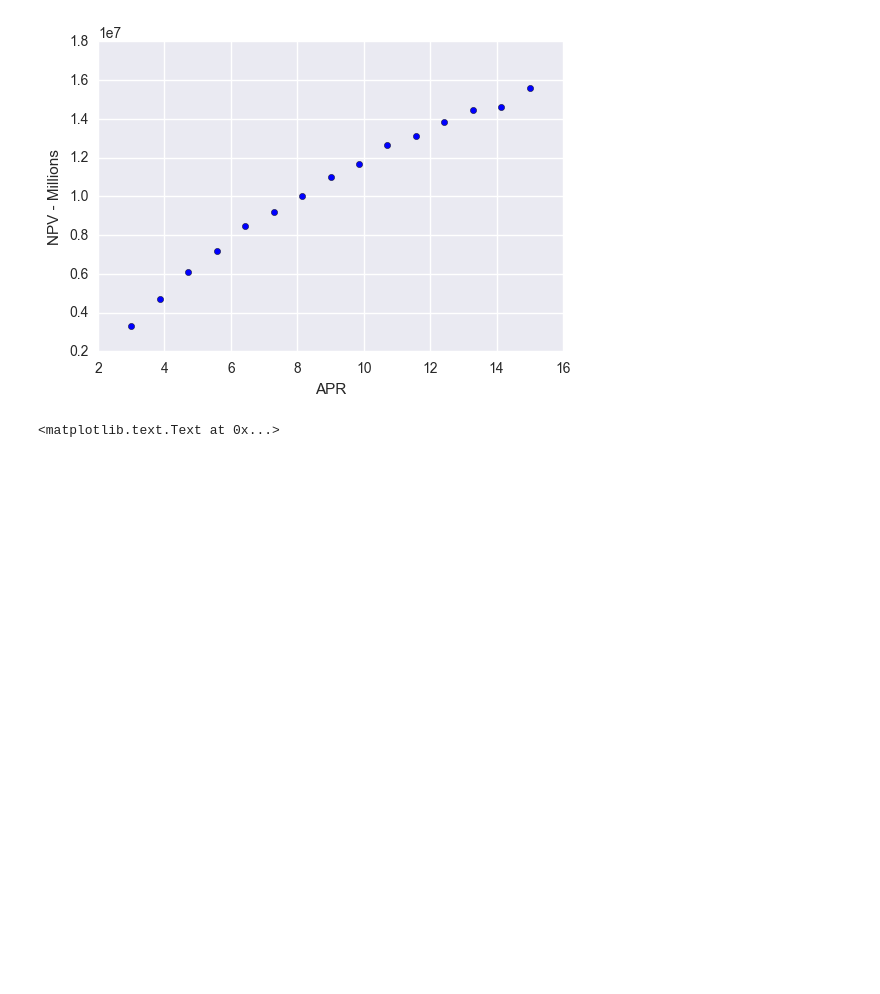
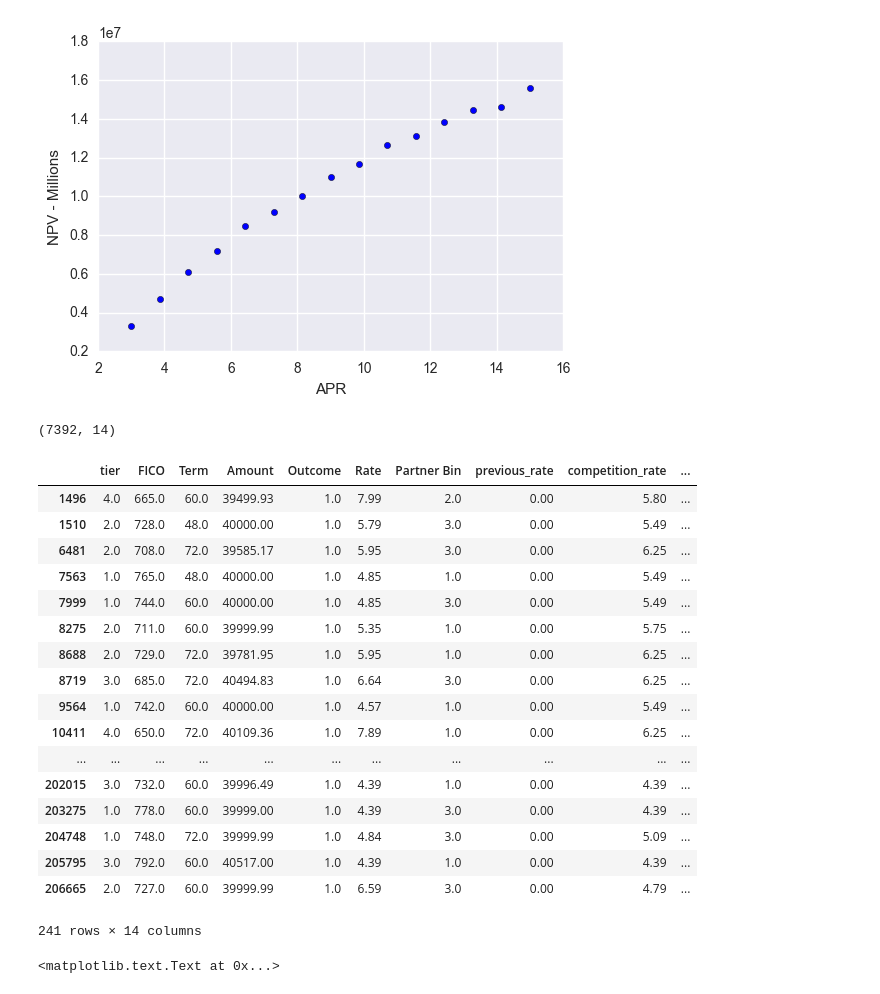
Before and after one commit to jonhilgart22/Galvanize-Data-Leadership, a Jupyter notebook: week6-Finance/Finance-Presentation-Team-8-JH.ipynb, the cells around one changed output. Saved outputs shown, nothing was run; the diff lists cells and outputs as text; code cells hidden in the pictures; blank space fills up the shorter version.

```diff
--- a/week6-Finance/Finance-Presentation-Team-8-JH.ipynb
+++ b/week6-Finance/Finance-Presentation-Team-8-JH.ipynb
@@ -457,6 +478,31 @@ plt.xlabel('APR')
 # %% [output]
 <matplotlib.text.Text at 0x...>
 [figure]
+# %%
+np.shape(df_data_clusters_dummy_no_date[(df_data_clusters_dummy_no_date.cluster_number==1) ])
+# %% [output]
+(7392, 14)
+# %%
+df_data_clusters_dummy_no_date[(df_data_clusters_dummy_no_date.cluster_number==1) & (df_data_clusters_dummy_no_date.Outcome==1)]
+# %% [output]
+|  | tier | FICO | Term | Amount | Outcome | Rate | Partner Bin | previous_rate | competition_rate | ... |
+| 1496 | 4.0 | 665.0 | 60.0 | 39499.93 | 1.0 | 7.99 | 2.0 | 0.00 | 5.80 | ... |
+| 1510 | 2.0 | 728.0 | 48.0 | 40000.00 | 1.0 | 5.79 | 3.0 | 0.00 | 5.49 | ... |
+| 6481 | 2.0 | 708.0 | 72.0 | 39585.17 | 1.0 | 5.95 | 3.0 | 0.00 | 6.25 | ... |
+| 7563 | 1.0 | 765.0 | 48.0 | 40000.00 | 1.0 | 4.85 | 1.0 | 0.00 | 5.49 | ... |
+| 7999 | 1.0 | 744.0 | 60.0 | 40000.00 | 1.0 | 4.85 | 3.0 | 0.00 | 5.49 | ... |
+| 8275 | 2.0 | 711.0 | 60.0 | 39999.99 | 1.0 | 5.35 | 1.0 | 0.00 | 5.75 | ... |
+| 8688 | 2.0 | 729.0 | 72.0 | 39781.95 | 1.0 | 5.95 | 1.0 | 0.00 | 6.25 | ... |
+| 8719 | 3.0 | 685.0 | 72.0 | 40494.83 | 1.0 | 6.64 | 3.0 | 0.00 | 6.25 | ... |
+| 9564 | 1.0 | 742.0 | 60.0 | 40000.00 | 1.0 | 4.57 | 1.0 | 0.00 | 5.49 | ... |
+| 10411 | 4.0 | 650.0 | 72.0 | 40109.36 | 1.0 | 7.89 | 1.0 | 0.00 | 6.25 | ... |
+| ... | ... | ... | ... | ... | ... | ... | ... | ... | ... | ... |
+| 202015 | 3.0 | 732.0 | 60.0 | 39996.49 | 1.0 | 4.39 | 1.0 | 0.00 | 4.39 | ... |
+| 203275 | 1.0 | 778.0 | 60.0 | 39999.00 | 1.0 | 4.39 | 3.0 | 0.00 | 4.39 | ... |
+| 204748 | 1.0 | 748.0 | 72.0 | 39999.99 | 1.0 | 4.84 | 3.0 | 0.00 | 5.09 | ... |
+| 205795 | 3.0 | 792.0 | 60.0 | 40517.00 | 1.0 | 4.39 | 1.0 | 0.00 | 4.39 | ... |
+| 206665 | 2.0 | 727.0 | 60.0 | 39999.99 | 1.0 | 6.59 | 3.0 | 0.00 | 4.79 | ... |
+241 rows × 14 columns
 # %%
  plt.scatter(*zip(*list(list_cluster_apr_npv[0])))
 plt.ylabel('NPV - Millions')
```
Also changed, not shown: parts of 3 cells of this notebook.
